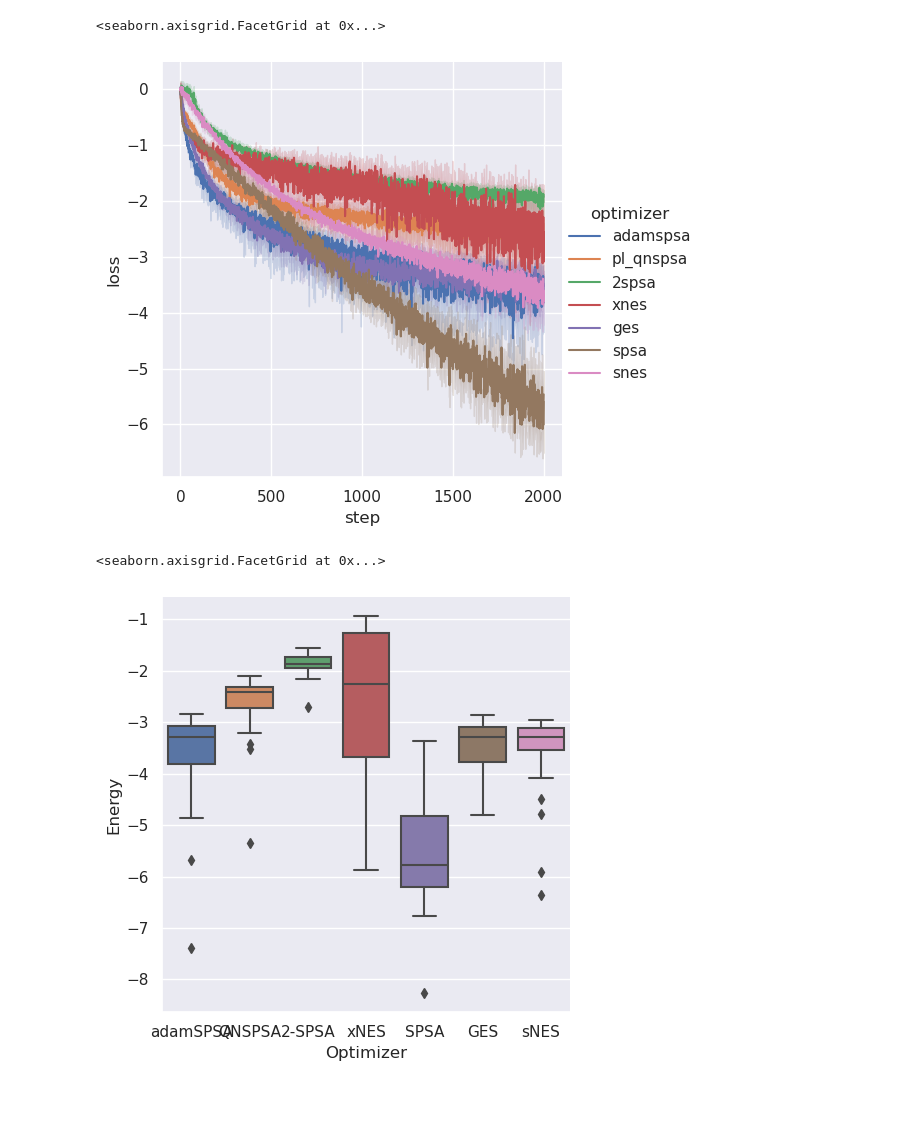
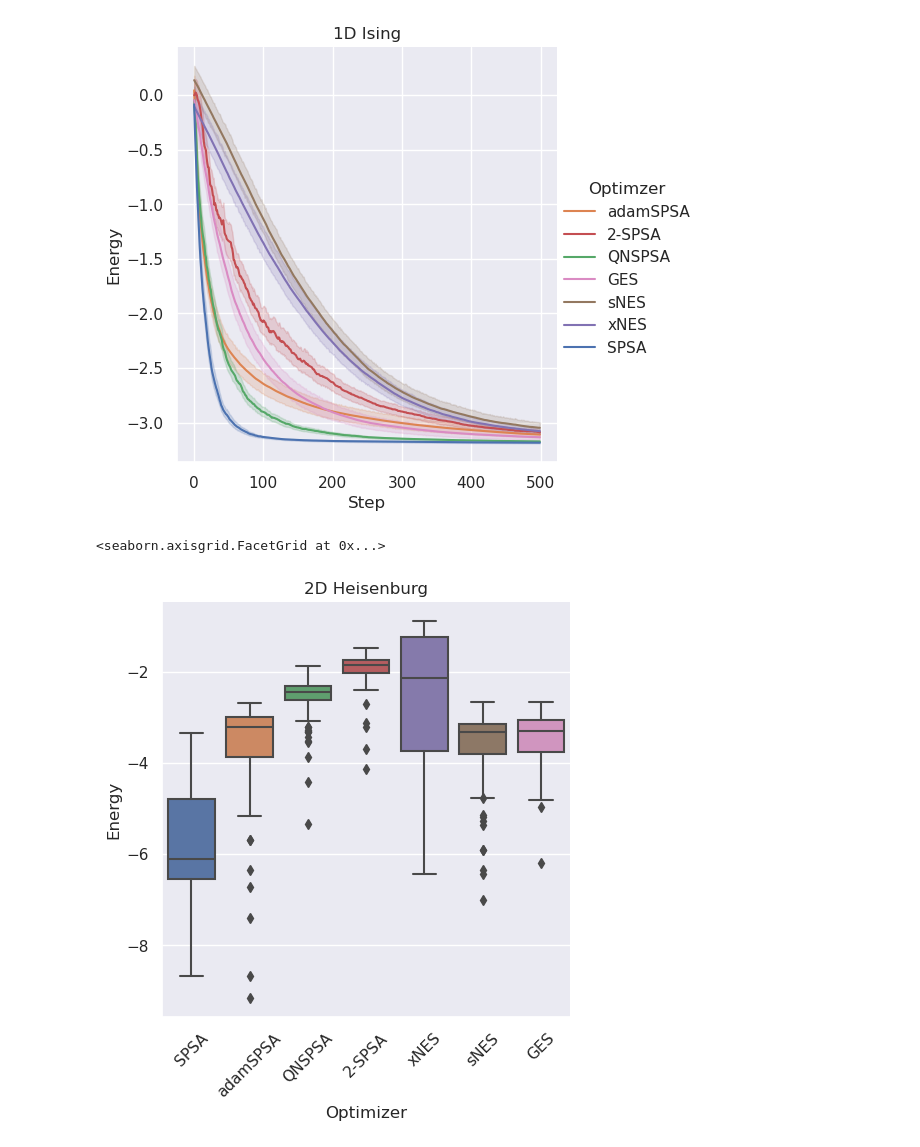
Before and after one commit to ltecot/rand_bench_opt_quantum, a Jupyter notebook: plot_processing/plotting_notebook.ipynb, the cells around one changed output. Saved outputs shown, nothing was run; the diff lists cells and outputs as text; code cells hidden in the pictures; blank space fills up the shorter version.

Commit message:
mostly finished plot polishing

```diff
--- a/plot_processing/plotting_notebook.ipynb
+++ b/plot_processing/plotting_notebook.ipynb
@@ -33,19 +33,20 @@ def get_final_values(df):
 # Don't worry if this hangs, it can take a very long time
 # Loading too many might overload your machine, so be careful when doing so
 
+max_samples_per_run = 5000
 config_save = ["optimizer", "rand_seed"]
 
 ising_1d_sweeps = ["ynq6zj7a","grtaezvx","osdq0v2h","8le1ihts","v3zzxoqv","b07fcmu0","6f90a439"]
-ising_1d_runs = load_sweeps(ising_1d_sweeps, config_save)
+ising_1d_runs = load_sweeps(ising_1d_sweeps, config_save, max_samples_per_run)
 
 random_ham_sweeps = ["8b8lwlv8","22xzl1bd","dzvcaan7","ho3hfydo","hcsc8mab","8nbjvao2","wmmtqzko"]
-random_ham_runs = load_sweeps(random_ham_sweeps, config_save)
+random_ham_runs = load_sweeps(random_ham_sweeps, config_save, max_samples_per_run)
 
 heisenburg_2d_sweeps = ["3eopljqi","p2a0wxah","k705w87h","s1jicn6x","dmlpp14c","6tcfsh92","ftlb19yf"]
-heisenburg_2d_runs = load_sweeps(heisenburg_2d_sweeps, config_save)
+heisenburg_2d_runs = load_sweeps(heisenburg_2d_sweeps, config_save, max_samples_per_run)
 
-# qcbm_gen_sweeps = []
-# qcbm_gen_runs = load_sweeps(qcbm_gen_sweeps, config_save)
+qcbm_gen_sweeps = ["bjennlze","s6idzkbv","2j1p202e","bu34865l","leqxvsni","k8mltsz3","p2onug5z"]
+qcbm_gen_runs = load_sweeps(qcbm_gen_sweeps, config_save)
 
 # Run Processing
 # Stuff like changing optimizer names to be prettier
@@ -61,3 +62,14 @@ replace_dict = {"adamspsa" : "adamSPSA",
 ising_1d_runs = ising_1d_runs.replace(replace_dict)
 random_ham_runs = random_ham_runs.replace(replace_dict)
 heisenburg_2d_runs = heisenburg_2d_runs.replace(replace_dict)
+
+# So we can have consistent colors per optimizer :
+optimizer_palette ={'SPSA':'#4c72b0',
+                    'adamSPSA':'#dd8452',
+                    'QNSPSA':'#55a868',
+                    '2-SPSA':'#c44e52',
+                    'xNES':'#8172b3',
+                    'sNES':'#937860',
+                    'GES':'#da8bc3',}
+# To set order of plotting in boxplot
+optimizer_order = ['SPSA','adamSPSA','QNSPSA','2-SPSA','xNES','sNES','GES']
@@ -64,34 +94,54 @@ heisenburg_2d_runs = heisenburg_2d_runs.replace(replace_dict)
 # %%
 # Convergence plots
 
-# curr_data = ising_1d_runs
-# curr_data = random_ham_runs
-curr_data = heisenburg_2d_runs
+# ----- Input Properties -----
+
+curr_data, x_data, x_label, y_label, title = ising_1d_runs, "step", "Step", "Energy", "1D Ising"
+# curr_data, x_data, x_label, y_label, title = ising_1d_runs, "num_shots", "Circuit Evaluations", "Energy", "1D Ising"
+# curr_data, x_data, x_label, y_label, title = random_ham_runs, "step", "Step", "Energy", "Randomized Hamiltonian"
+# curr_data, x_data, x_label, y_label, title = random_ham_runs, "num_shots", "Circuit Evaluations", "Energy", "Randomized Hamiltonian"
+# curr_data, x_data, x_label, y_label, title = heisenburg_2d_runs, "step", "Step", "Energy", "2D Heisenburg"
+# curr_data, x_data, x_label, y_label, title = heisenburg_2d_runs, "num_shots", "Circuit Evaluations", "Energy", "2D Heisenburg"
+
+# ----------------------------
 
 sns.set_theme()
 # sns.set_context("paper")
-ax = sns.relplot(data=curr_data, x="step", y="loss", hue="optimizer", kind="line")
-ax.set(xlabel='Step', ylabel='Energy')
+
+# ax = sns.relplot(data=curr_data, x="step", y="loss", hue="optimizer", kind="line", errorbar="sd")
+# ax = sns.relplot(data=curr_data, x="step", y="loss", hue="optimizer", kind="line", errorbar=None)
+
+ax = sns.relplot(data=curr_data, x="step", y="loss", hue="optimizer", kind="line", palette=optimizer_palette)
+ax.set(xlabel='Step', ylabel='Energy', title=title)
+ax._legend.set_title("Optimzer")
 # %% [output]
-<seaborn.axisgrid.FacetGrid at 0x...>
-[figure, old version]
+[figure, new version]
 # %%
 # Box / Violin Plots of converged results
 
-# curr_data = ising_1d_runs
-# curr_data = random_ham_runs
-curr_data = heisenburg_2d_runs
+# ----- Input Properties -----
+
+# curr_data, title, y_label = ising_1d_runs, "1D Ising", "Energy"
+# curr_data, title, y_label = random_ham_runs, "Randomized Hamiltonian", "Energy"
+curr_data, title, y_label = heisenburg_2d_runs, "2D Heisenburg", "Energy"
+
+# ----------------------------
 
 sns.set_theme()
 # sns.set_context("paper")
-final_data = get_final_values(curr_data)
-ax = sns.catplot(data=final_data, x="optimizer", y="loss", kind="box")
+x_label = 'Optimizer'
+
 # sns.catplot(data=final_data, x="optimizer", y="loss", kind="boxen")
 # sns.catplot(data=final_data, x="optimizer", y="loss", kind="violin")
 # sns.catplot(data=final_data, x="optimizer", y="loss", kind="violin", inner="stick", bw=0.25, cut=0)
-ax.set(xlabel='Optimizer', ylabel='Energy')
+
+final_data = get_final_values(curr_data)
+ax = sns.catplot(data=final_data, x="optimizer", y="loss", kind="box",
+                 palette=optimizer_palette, order=optimizer_order)
+ax.set(xlabel=x_label, ylabel=y_label, title=title)
+ax.tick_params(axis='x', rotation=45)
 # %% [output]
 <seaborn.axisgrid.FacetGrid at 0x...>
-[figure, old version]
+[figure, new version]
 # %%
 # Other random testing / debugging
```
Also changed, not shown: parts of 3 cells of this notebook.
